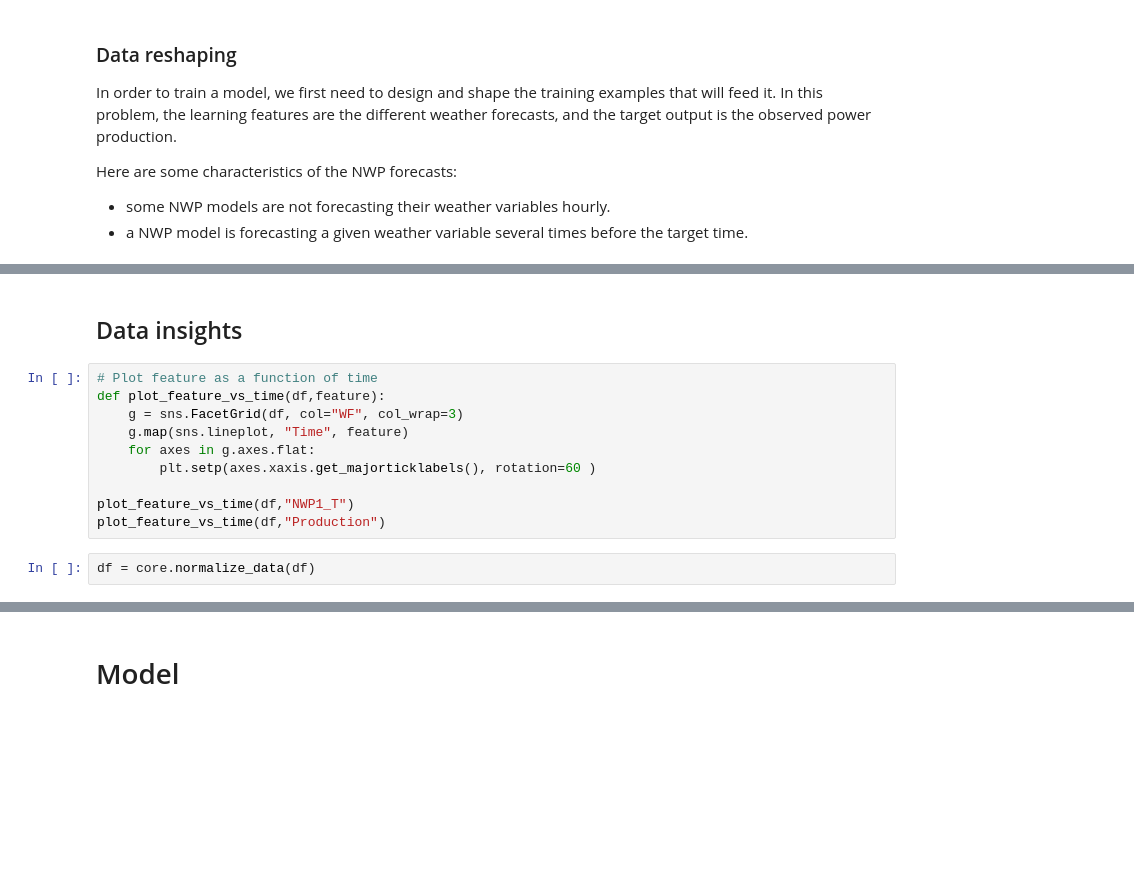
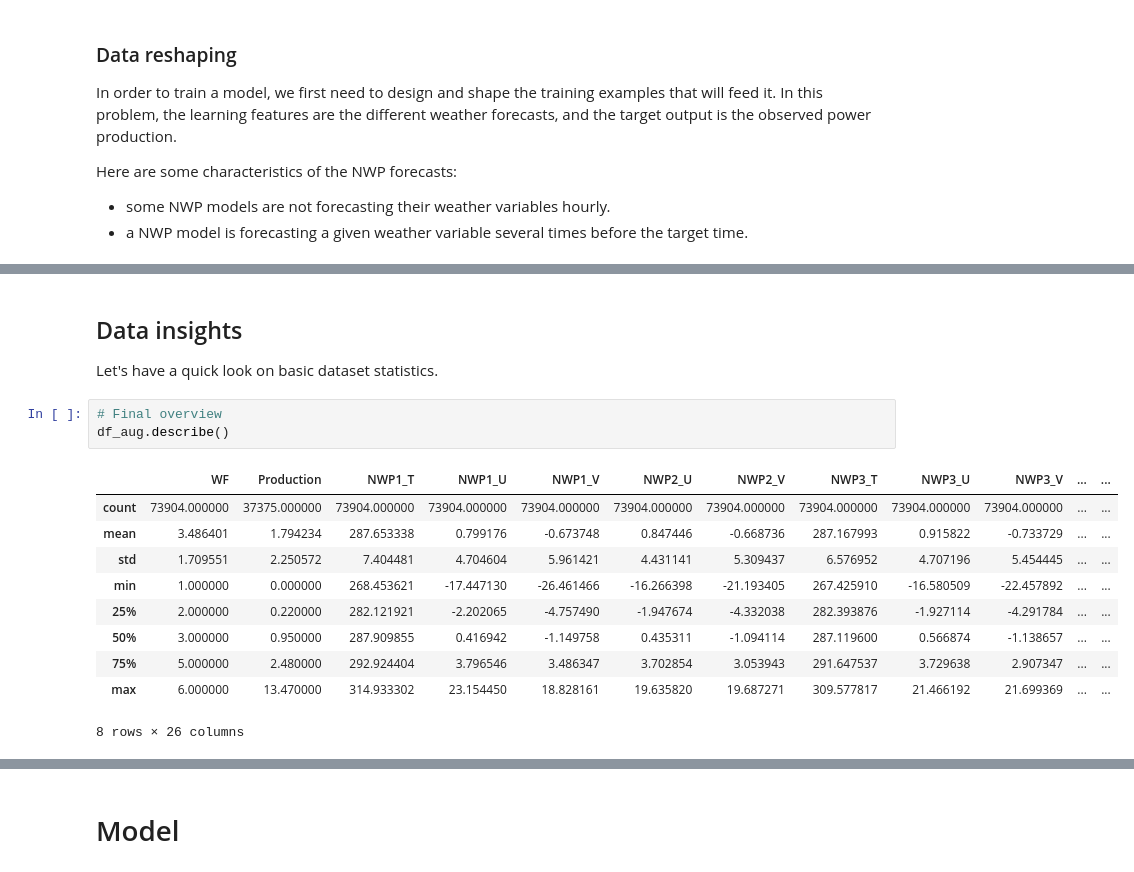
Before and after one commit to qcha41/wind-power-forecasting-challenge, a Jupyter notebook: notebook.ipynb, the cells around one changed output, grey strips where cells are left out. Cells and saved outputs as stored; diff of their text form; blank space fills up the shorter version.

```diff
--- a/notebook.ipynb
+++ b/notebook.ipynb
@@ -113,14 +174,18 @@ df = core.augment_data(df)
-# %% [markdown]
-## Data insights
-# %%
-# Plot feature as a function of time
-def plot_feature_vs_time(df,feature):
-    g = sns.FacetGrid(df, col="WF", col_wrap=3)
-    g.map(sns.lineplot, "Time", feature)
-    for axes in g.axes.flat:
-        plt.setp(axes.xaxis.get_majorticklabels(), rotation=60 )
-
-plot_feature_vs_time(df,"NWP1_T")
-plot_feature_vs_time(df,"Production")
-# %%
-df = core.normalize_data(df)
+# %% [markdown]
+## Data insights
+
+Let's have a quick look on basic dataset statistics.
+# %%
+# Final overview
+df_aug.describe()
+# %% [output]
+|  | WF | Production | NWP1_T | NWP1_U | NWP1_V | NWP2_U | NWP2_V | NWP3_T | NWP3_U | NWP3_V | ... | ... |
+| count | 73904.000000 | 37375.000000 | 73904.000000 | 73904.000000 | 73904.000000 | 73904.000000 | 73904.000000 | 73904.000000 | 73904.000000 | 73904.000000 | ... | ... |
+| mean | 3.486401 | 1.794234 | 287.653338 | 0.799176 | -0.673748 | 0.847446 | -0.668736 | 287.167993 | 0.915822 | -0.733729 | ... | ... |
+| std | 1.709551 | 2.250572 | 7.404481 | 4.704604 | 5.961421 | 4.431141 | 5.309437 | 6.576952 | 4.707196 | 5.454445 | ... | ... |
+| min | 1.000000 | 0.000000 | 268.453621 | -17.447130 | -26.461466 | -16.266398 | -21.193405 | 267.425910 | -16.580509 | -22.457892 | ... | ... |
+| 25% | 2.000000 | 0.220000 | 282.121921 | -2.202065 | -4.757490 | -1.947674 | -4.332038 | 282.393876 | -1.927114 | -4.291784 | ... | ... |
+| 50% | 3.000000 | 0.950000 | 287.909855 | 0.416942 | -1.149758 | 0.435311 | -1.094114 | 287.119600 | 0.566874 | -1.138657 | ... | ... |
+| 75% | 5.000000 | 2.480000 | 292.924404 | 3.796546 | 3.486347 | 3.702854 | 3.053943 | 291.647537 | 3.729638 | 2.907347 | ... | ... |
+| max | 6.000000 | 13.470000 | 314.933302 | 23.154450 | 18.828161 | 19.635820 | 19.687271 | 309.577817 | 21.466192 | 21.699369 | ... | ... |
+8 rows × 26 columns
```
Also changed, not shown: parts of 16 cells of this notebook, 1 other file.
